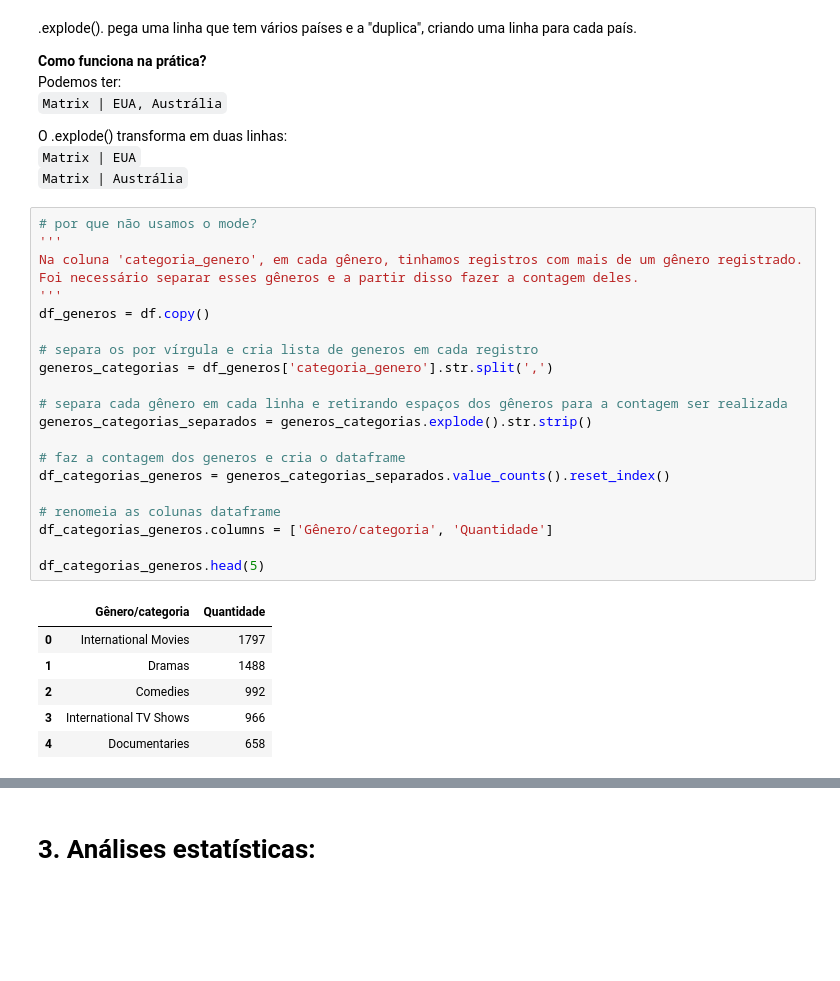
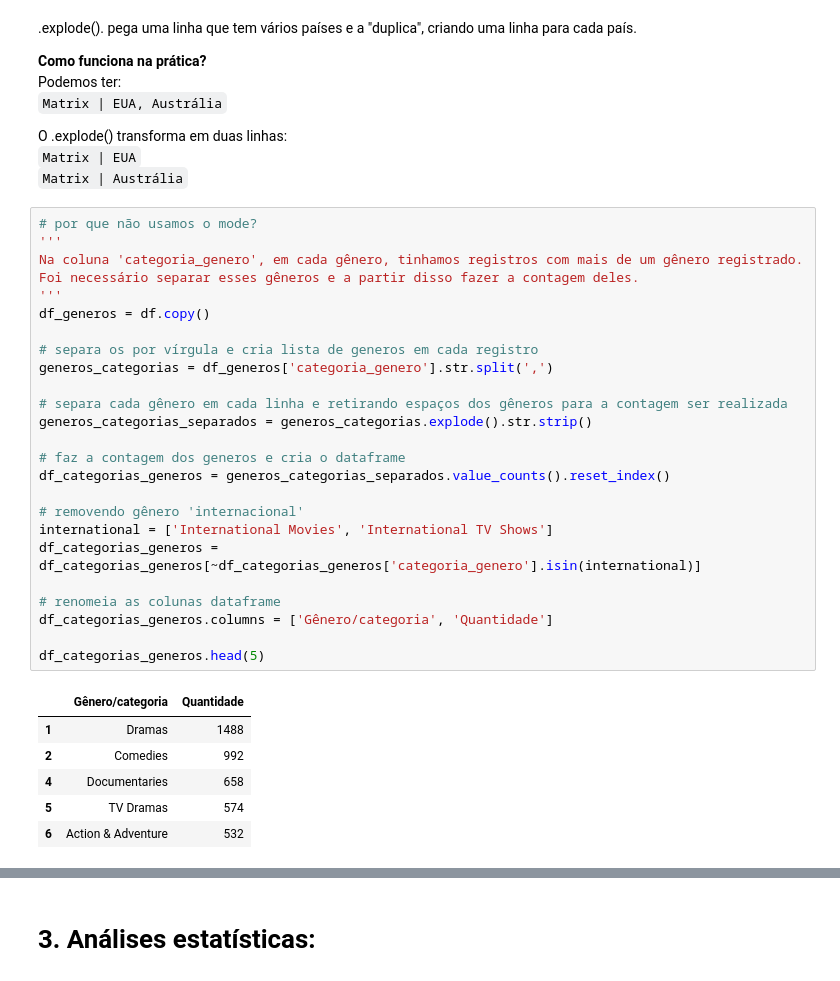
Before and after one commit to i-malur/bootcamp-dados-desafio-python-2, a Jupyter notebook: [MALU_RESPOSTAS]_Challenge_Frequência_e_Medidas.ipynb, the cells around one changed output, grey strips where cells are left out. Drawn from its saved outputs; the diff is of its cells as text; blank space fills up the shorter version.

```diff
--- a/[MALU_RESPOSTAS]_Challenge_Frequência_e_Medidas.ipynb
+++ b/[MALU_RESPOSTAS]_Challenge_Frequência_e_Medidas.ipynb
@@ -208,28 +206,32 @@ O .explode() transforma em duas linhas:
 # %%
 # por que não usamos o mode?
 '''
 Na coluna 'categoria_genero', em cada gênero, tinhamos registros com mais de um gênero registrado.
 Foi necessário separar esses gêneros e a partir disso fazer a contagem deles.
 '''
 df_generos = df.copy()
 
 # separa os por vírgula e cria lista de generos em cada registro
 generos_categorias = df_generos['categoria_genero'].str.split(',')
 
 # separa cada gênero em cada linha e retirando espaços dos gêneros para a contagem ser realizada
 generos_categorias_separados = generos_categorias.explode().str.strip()
 
 # faz a contagem dos generos e cria o dataframe
 df_categorias_generos = generos_categorias_separados.value_counts().reset_index()
 
+# removendo gênero 'internacional'
+international = ['International Movies', 'International TV Shows']
+df_categorias_generos = df_categorias_generos[~df_categorias_generos['categoria_genero'].isin(international)]
+
 # renomeia as colunas dataframe
 df_categorias_generos.columns = ['Gênero/categoria', 'Quantidade']
 
 df_categorias_generos.head(5)
 # %% [output]
 |  | Gênero/categoria | Quantidade |
-| 0 | International Movies | 1797 |
 | 1 | Dramas | 1488 |
 | 2 | Comedies | 992 |
-| 3 | International TV Shows | 966 |
 | 4 | Documentaries | 658 |
+| 5 | TV Dramas | 574 |
+| 6 | Action & Adventure | 532 |
```
Also changed, not shown: parts of 9 cells of this notebook.
